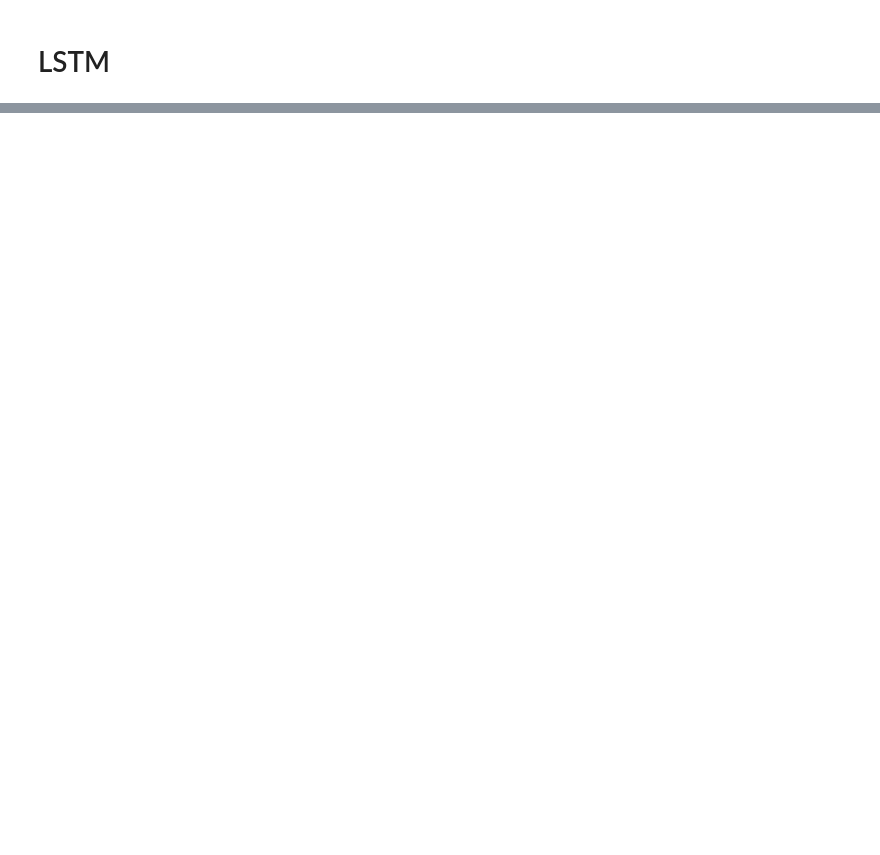
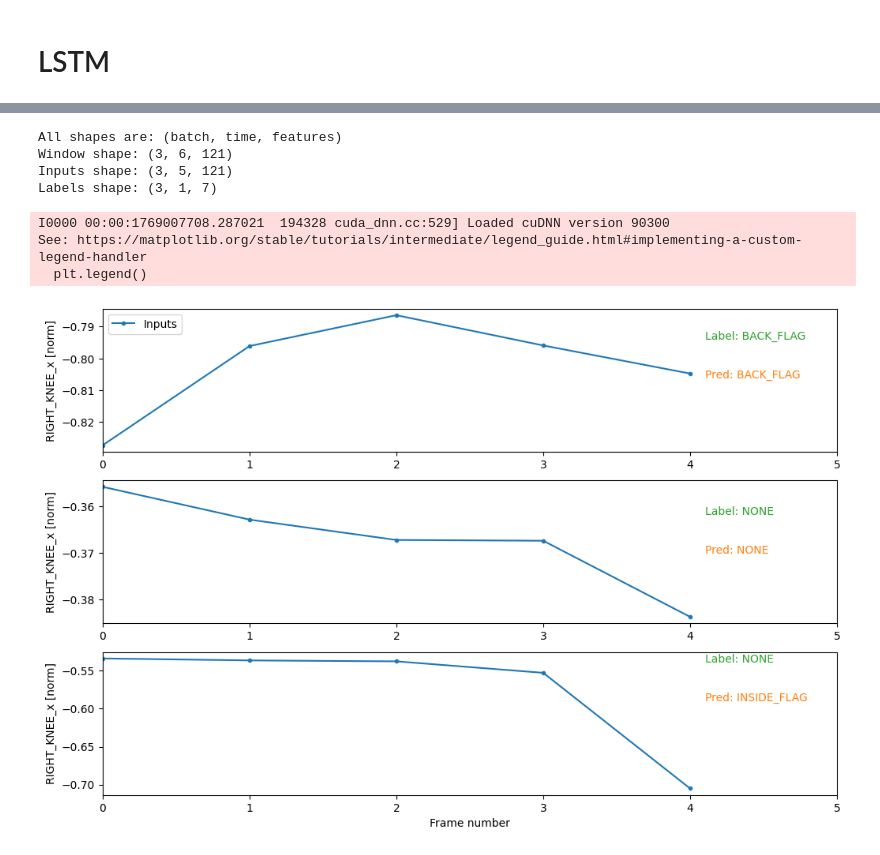
Before and after one commit to tomdec/climbing-technique-detector, a Jupyter notebook: dnn_vs_lstm.ipynb, the cells around one changed output, grey strips where cells are left out. Drawn from its saved outputs; the diff is of its cells as text; code cells hidden in the pictures; blank space fills up the shorter version.

```diff
--- a/dnn_vs_lstm.ipynb
+++ b/dnn_vs_lstm.ipynb
@@ -147,0 +74,8 @@ class Rnn(ClassificationModel):
+# %%
+rnn = Rnn(args=RnnConstructorArgs(
+    name="arch1",
+    model_initialize_args=RnnModelInitializeArgs(
+        model_arch=RnnArch.ARCH1
+    )
+))
+rnn.initialize_model()
@@ -147,0 +87,4 @@ class Rnn(ClassificationModel):
+# %%
+rnn.train_model(args=RnnTrainArgs(
+    window_generator=w1,
+    epochs=5))
@@ -147,0 +108,11 @@ class Rnn(ClassificationModel):
+# %%
+w1.plot(rnn.model, plot_col="RIGHT_KNEE_x")
+# %% [output]
+All shapes are: (batch, time, features)
+Window shape: (3, 6, 121)
+Inputs shape: (3, 5, 121)
+Labels shape: (3, 1, 7)
+I0000 00:00:1769007708.287021  194328 cuda_dnn.cc:529] Loaded cuDNN version 90300
+See: https://matplotlib.org/stable/tutorials/intermediate/legend_guide.html#implementing-a-custom-legend-handler
+  plt.legend()
+[figure, added]
```
Also changed, not shown: parts of 15 cells of this notebook, 21 other files.
